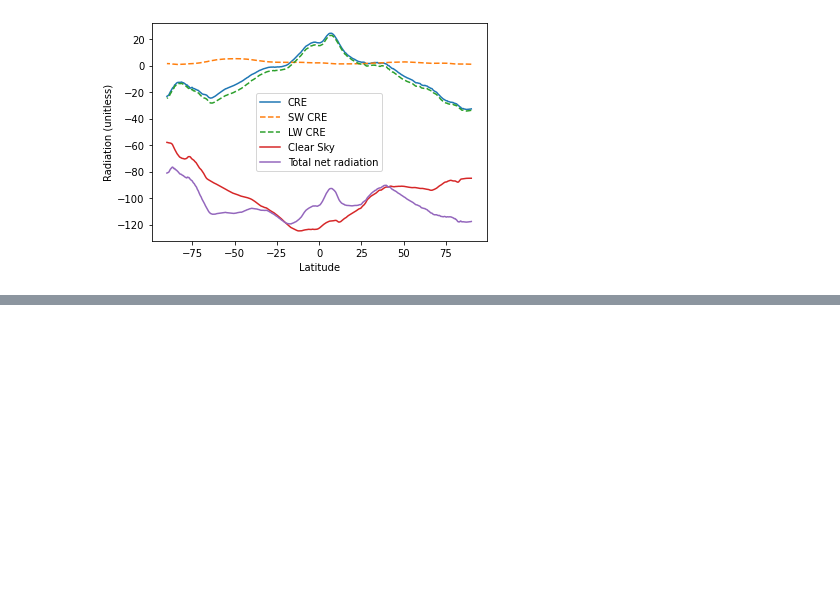
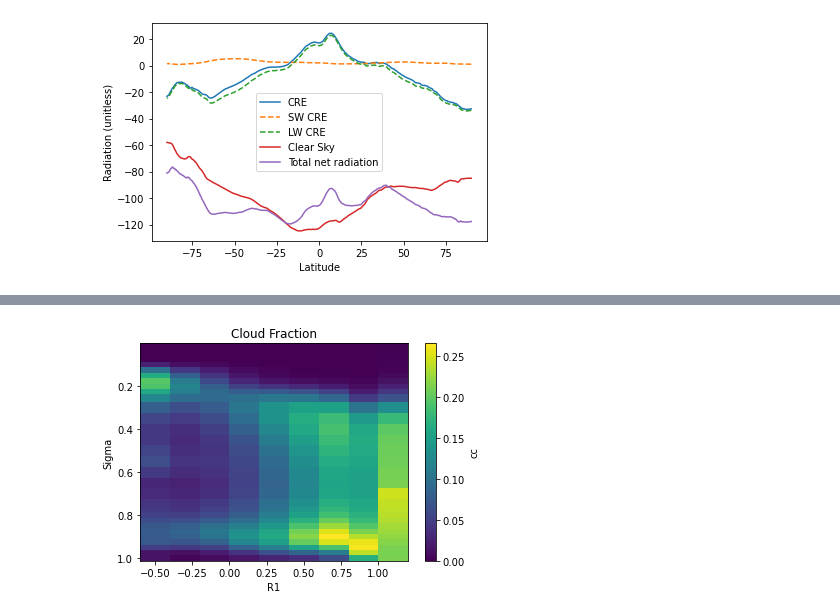
Before and after one commit to margueriti/rossbypalooza2022_CRE, a Jupyter notebook: test_liuxhy.ipynb, the cells around one changed output, grey strips where cells are left out. Saved outputs shown, nothing was run; the diff lists cells and outputs as text; code cells hidden in the pictures; blank space fills up the shorter version.

```diff
--- a/test_liuxhy.ipynb
+++ b/test_liuxhy.ipynb
@@ -163,0 +175,8 @@ np.size(lon)
+# %%
+ax = cloud_fraction_binned.plot()
+plt.title("Cloud Fraction")
+plt.xlabel("R1")
+plt.ylabel("Sigma")
+plt.gca().invert_yaxis()
+# %% [output]
+[figure, added]
```
Also changed, not shown: parts of 16 cells of this notebook, 1 other file.
